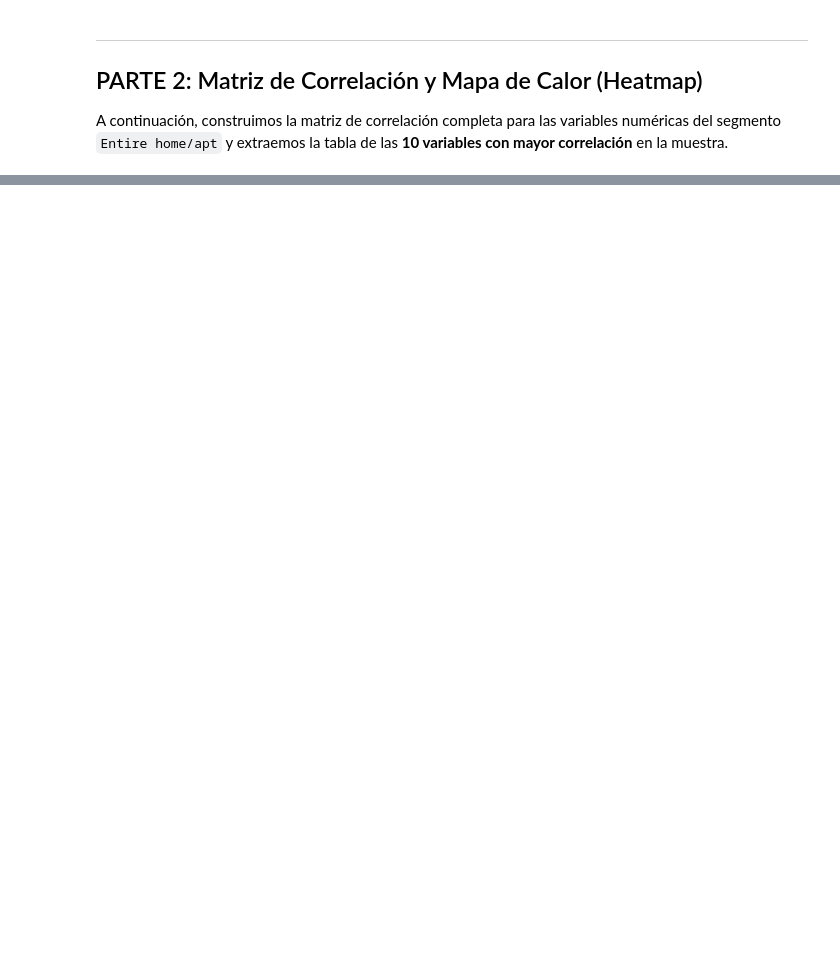
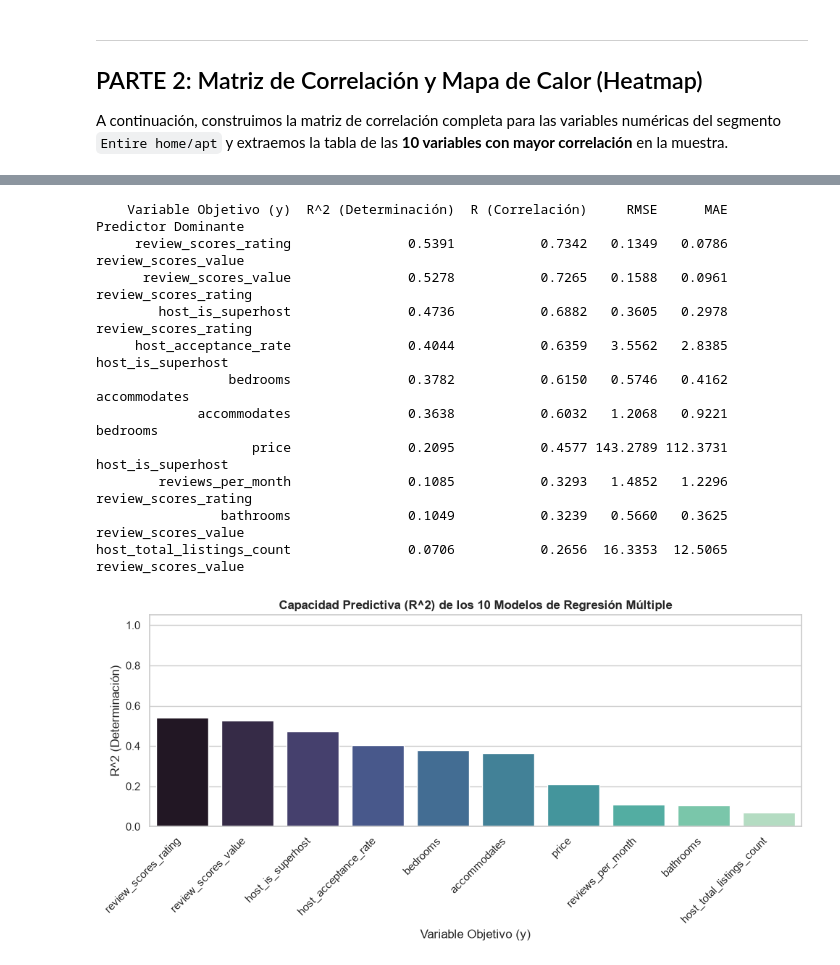
Before and after one commit to AndreGCarvajal/Actividad-A.1-Regresi-n-Lineal-Simple-y-M-ltiple-II, a Jupyter notebook: ActividadUno.ipynb, the cells around one changed output, grey strips where cells are left out. Cells and saved outputs as stored; diff of their text form; code cells hidden in the pictures; blank space fills up the shorter version.

Commit message:
fix(notebook): consolidar resultados de regresión múltiple y corregir fórmulas KaTeX

```diff
--- a/ActividadUno.ipynb
+++ b/ActividadUno.ipynb
@@ -1155,0 +882,67 @@ host_total_listings_count 0.070558    0.265628  16.335261  review_scores_value
+# %%
+# 6. Tabla Resumen Consolidada de los 10 Modelos Múltiples
+from sklearn.metrics import mean_squared_error, mean_absolute_error
+
+# Consolidamos automáticamente las métricas de los 10 modelos
+mult_results = []
+for target in quant_vars:
+    X = df_room[[c for c in quant_vars if c != target]]
+    y = df_room[target]
+    model = LinearRegression().fit(X, y)
+    y_pred = model.predict(X)
+    r2 = model.score(X, y)
+    r = np.sqrt(r2)
+    rmse = np.sqrt(mean_squared_error(y, y_pred))
+    mae = mean_absolute_error(y, y_pred)
+    top_predictor = X.columns[np.argmax(np.abs(model.coef_))]
+    mult_results.append({
+        'target': target,
+        'r2': round(r2, 4),
+        'r': round(r, 4),
+        'rmse': round(rmse, 4),
+        'mae': round(mae, 4),
+        'top_predictor': top_predictor
+    })
+
+resumen_modelos = []
+for m in mult_results:
+    resumen_modelos.append({
+        'Variable Objetivo (y)': m['target'],
+        'R^2 (Determinación)': m['r2'],
+        'R (Correlación)': m['r'],
+        'RMSE': m['rmse'],
+        'MAE': m['mae'],
+        'Predictor Dominante': m['top_predictor']
+    })
+
+df_resumen_modelos = pd.DataFrame(resumen_modelos).sort_values(by='R^2 (Determinación)', ascending=False).reset_index(drop=True)
+print(df_resumen_modelos.to_string(index=False))
+
+# Gráfico de barras de R^2
+plt.figure(figsize=(10, 5))
+sns.barplot(
+    data=df_resumen_modelos,
+    x='Variable Objetivo (y)',
+    y='R^2 (Determinación)',
+    palette='mako',
+    hue='Variable Objetivo (y)',
+    legend=False
+)
+plt.title("Capacidad Predictiva (R^2) de los 10 Modelos de Regresión Múltiple", fontsize=12, fontweight='bold')
+plt.xticks(rotation=45, ha='right')
+plt.ylim(0, 1.05)
+plt.tight_layout()
+plt.show()
+# %% [output]
+    Variable Objetivo (y)  R^2 (Determinación)  R (Correlación)     RMSE      MAE  Predictor Dominante
+     review_scores_rating               0.5391           0.7342   0.1349   0.0786  review_scores_value
+      review_scores_value               0.5278           0.7265   0.1588   0.0961 review_scores_rating
+        host_is_superhost               0.4736           0.6882   0.3605   0.2978 review_scores_rating
+     host_acceptance_rate               0.4044           0.6359   3.5562   2.8385    host_is_superhost
+                 bedrooms               0.3782           0.6150   0.5746   0.4162         accommodates
+             accommodates               0.3638           0.6032   1.2068   0.9221             bedrooms
+                    price               0.2095           0.4577 143.2789 112.3731    host_is_superhost
+        reviews_per_month               0.1085           0.3293   1.4852   1.2296 review_scores_rating
+                bathrooms               0.1049           0.3239   0.5660   0.3625  review_scores_value
+host_total_listings_count               0.0706           0.2656  16.3353  12.5065  review_scores_value
+[figure, added]
```
Also changed, not shown: parts of 86 cells of this notebook.
